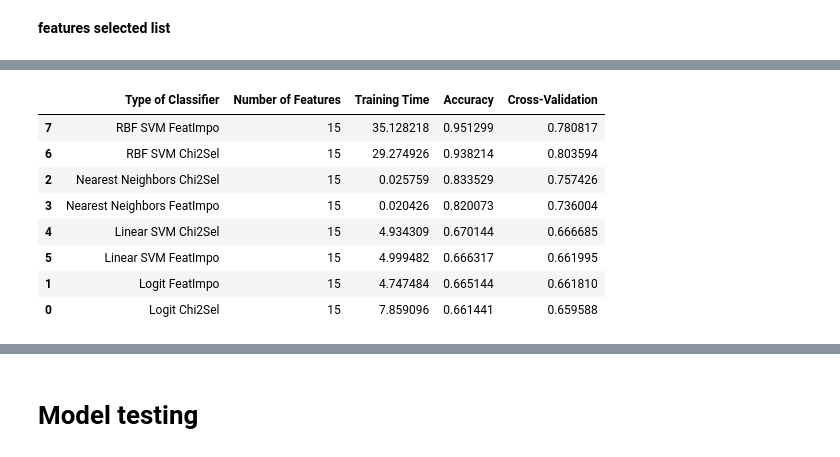
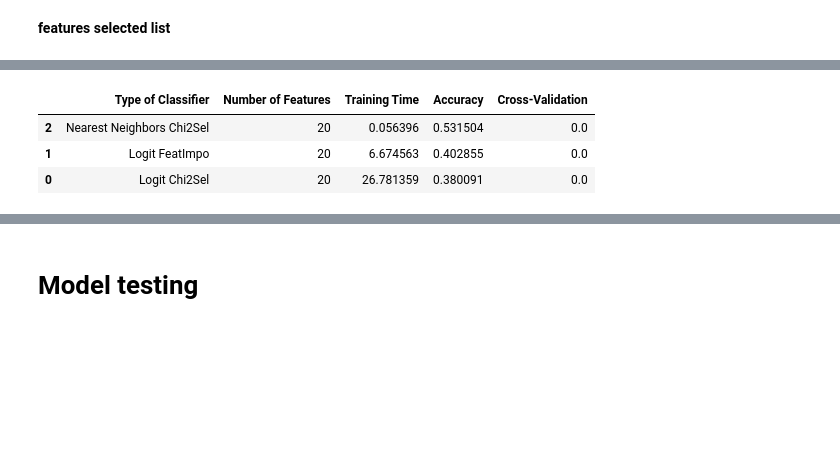
Before and after one commit to RomaricKanyamibwa/ForestCoverTypePrediction, a Jupyter notebook: ForestCoverTypePrediction_Classification.ipynb, the cells around one changed output, grey strips where cells are left out. Cells and saved outputs as stored; diff of their text form; code cells hidden in the pictures; blank space fills up the shorter version.

```diff
--- a/ForestCoverTypePrediction_Classification.ipynb
+++ b/ForestCoverTypePrediction_Classification.ipynb
@@ -166,3 +166,3 @@ def best_n_features(data,n=10,n_classes=7):
 # %%
-globl_features=best_n_features(covtype,n=15)
+globl_features=best_n_features(covtype,n=20)
 # %% [output]
@@ -201,7 +201,7 @@ print(featureScores.nlargest(15,'Score'))  #print 15 best features
 # %% [markdown]
 **features selected list**
 # %%
-n_feat=15#number of features
+n_feat=20#number of features
 feat=featureScores.nlargest(n_feat,'Score')
 list_feat=list(feat['Specs'])
 predictors=[list_feat,list(globl_features.nlargest(n_feat).index)] #Our list of features
@@ -244,0 +251,10 @@ scaled_covtype_balanced[col_names[:end]]=scaler.fit_transform(scaled_covtype_bal
+# %%
+testcovtype=covtype.drop(covtype_balanced.index)
+outcome_var = 'Cover_Type'
+
+#Normalisation
+end=10 #only categorical variables
+scaler = StandardScaler()
+#we scale to speed up convergence
+testcovtype[col_names[:end]]=scaler.fit_transform(testcovtype[col_names[:end]])
+testcovtype.describe()
@@ -272,16 +306,19 @@ classifiers = [
 # %%
+#predictors=[list_feat] #Our list of features
+#type_pred=[" Chi2Sel"]
 for clsf_index,clsf in enumerate(classifiers):
-  print("--------",names[clsf_index]," with ",n_feat," best feature(s)","--------")
-  for k,pred in enumerate(predictors):
-      accuracy,tr_time,nb_features,cross_val=classification_model(
-          clsf, scaled_covtype_balanced,
-          pred,outcome_var)
+    print("--------",names[clsf_index]," with ",n_feat," best feature(s)","--------")
+    for k,pred in enumerate(predictors):
+        print("\t---",type_pred[k])
+        accuracy,tr_time,nb_features,cross_val=classification_model(
+        clsf, train_data=scaled_covtype_balanced,test_data=testcovtype,
+        predictors=pred,outcome=outcome_var,cross_valid=False)
 
-      classifier_type=names[clsf_index]+type_pred[k]
+        classifier_type=names[clsf_index]+type_pred[k]
 
-      TrainingTime.append(tr_time)
-      Accuracy.append(accuracy)
-      Nb_Features.append(nb_features)
-      Classifier.append(classifier_type)
-      Cross_Validation.append(cross_val)
+        TrainingTime.append(tr_time)
+        Accuracy.append(accuracy)
+        Nb_Features.append(nb_features)
+        Classifier.append(classifier_type)
+        Cross_Validation.append(cross_val)
 # %% [output]
@@ -306,17 +335,12 @@ TerminatedWorkerError: ignored
 # %%
 d = {'Type of Classifier':Classifier,'Number of Features':Nb_Features,
      'Training Time': TrainingTime, 'Accuracy': Accuracy,'Cross-Validation':Cross_Validation}
 
-df2 = pd.DataFrame(data=d)
-df2 = df2[list(d.keys())]
-df2[df2["Number of Features"]<=15].sort_values(by=['Accuracy'],ascending=False).head(50)
+df = pd.DataFrame(data=d)
+df = df[list(d.keys())]
+df.sort_values(by=['Accuracy'],ascending=False).head(50)
 # %% [output]
 |  | Type of Classifier | Number of Features | Training Time | Accuracy | Cross-Validation |
-| 7 | RBF SVM FeatImpo | 15 | 35.128218 | 0.951299 | 0.780817 |
-| 6 | RBF SVM Chi2Sel | 15 | 29.274926 | 0.938214 | 0.803594 |
-| 2 | Nearest Neighbors Chi2Sel | 15 | 0.025759 | 0.833529 | 0.757426 |
-| 3 | Nearest Neighbors FeatImpo | 15 | 0.020426 | 0.820073 | 0.736004 |
-| 4 | Linear SVM Chi2Sel | 15 | 4.934309 | 0.670144 | 0.666685 |
-| 5 | Linear SVM FeatImpo | 15 | 4.999482 | 0.666317 | 0.661995 |
-| 1 | Logit FeatImpo | 15 | 4.747484 | 0.665144 | 0.661810 |
-| 0 | Logit Chi2Sel | 15 | 7.859096 | 0.661441 | 0.659588 |
+| 2 | Nearest Neighbors Chi2Sel | 20 | 0.056396 | 0.531504 | 0.0 |
+| 1 | Logit FeatImpo | 20 | 6.674563 | 0.402855 | 0.0 |
+| 0 | Logit Chi2Sel | 20 | 26.781359 | 0.380091 | 0.0 |
```
Also changed, not shown: parts of 33 cells of this notebook, 30 other files.
